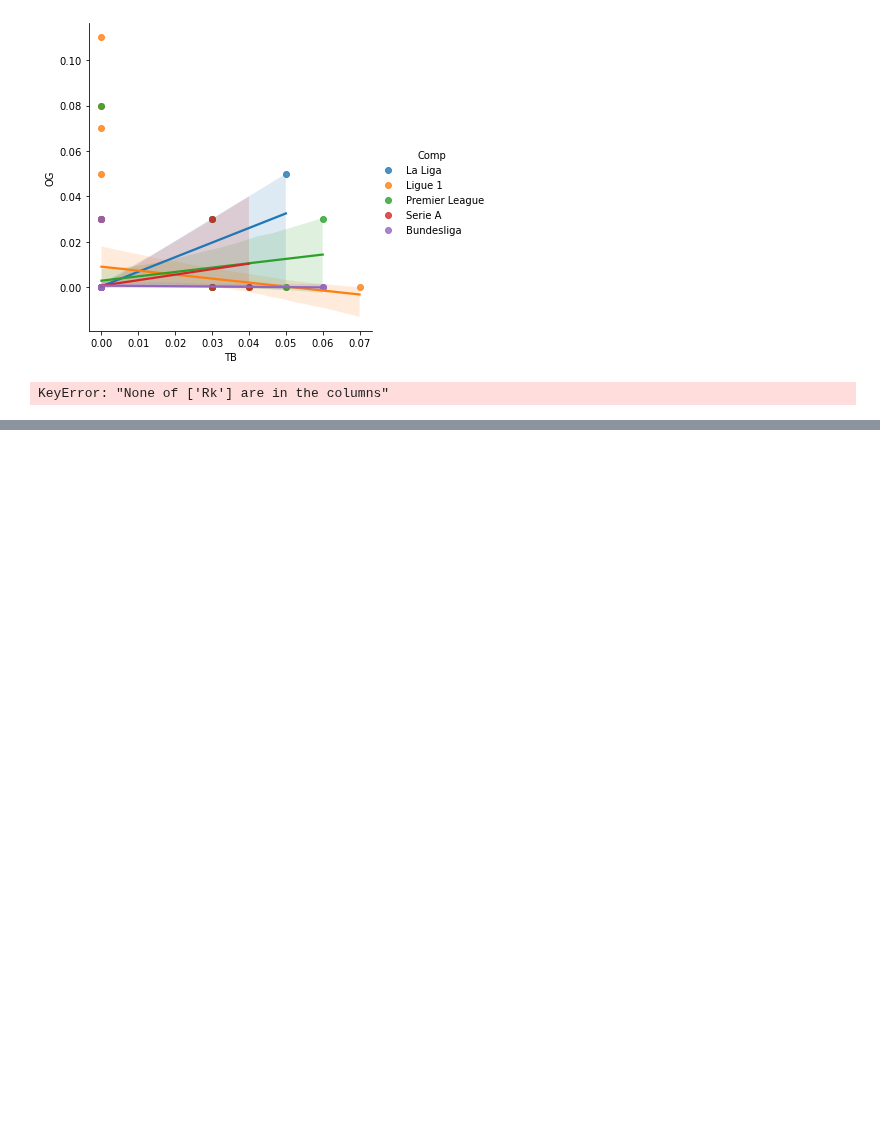
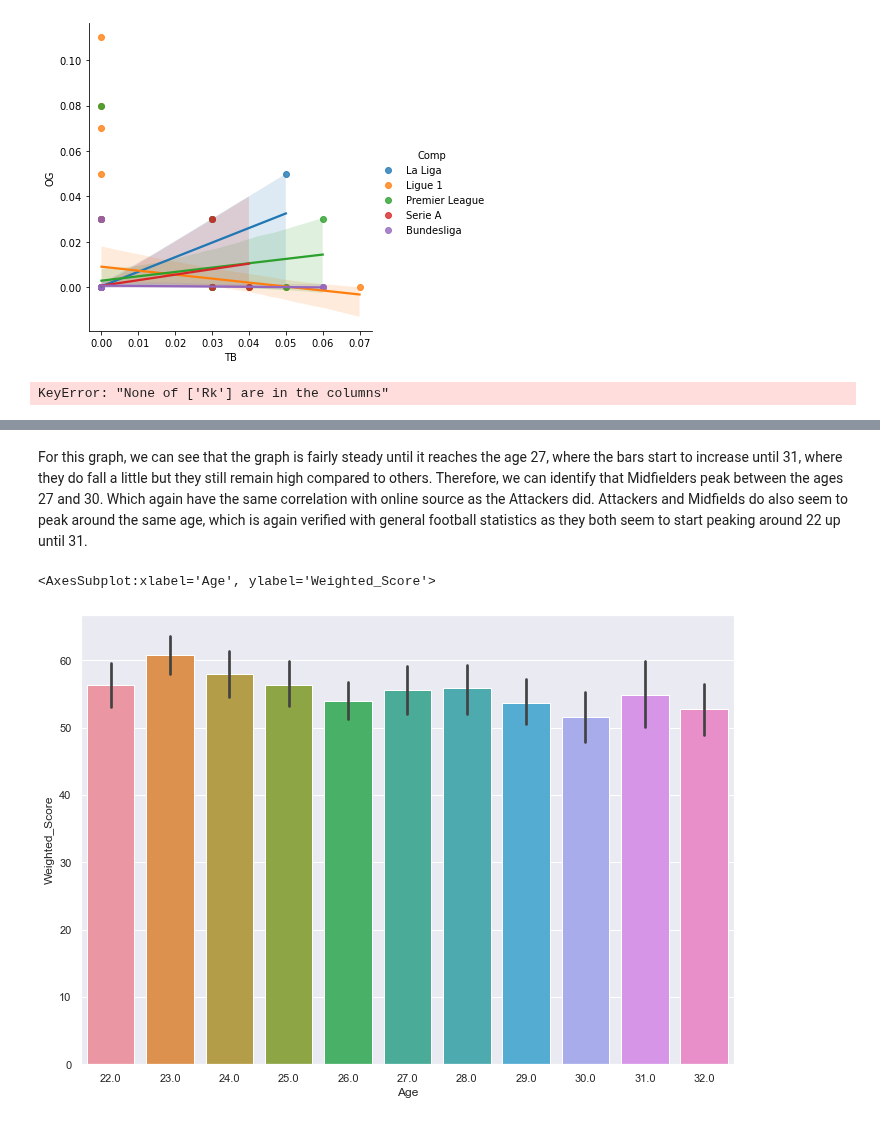
Before and after one commit to ubco-W2022T1-cosc301/project-group-25, a Jupyter notebook: notebooks/analysis3.ipynb, the cells around one changed output, grey strips where cells are left out. Saved outputs shown, nothing was run; the diff lists cells and outputs as text; code cells hidden in the pictures; blank space fills up the shorter version.

```diff
--- a/notebooks/analysis3.ipynb
+++ b/notebooks/analysis3.ipynb
@@ -266,0 +313,7 @@ df.to_csv("../data/processed/processed_3.csv")
+# %% [markdown]
+For this graph, we can see that the graph is fairly steady until it reaches the age 27, where the bars start to increase until 31, where they do fall a little but they still remain high compared to others. Therefore, we can identify that Midfielders peak between the ages 27 and 30. Which again have the same correlation with online source as the Attackers did. Attackers and Midfields do also seem to peak around the same age, which is again verified with general football statistics as they both seem to start peaking around 22 up until 31.
+# %%
+sns.barplot(data = Def, x = "Age", y = "Weighted_Score")
+# %% [output]
+<AxesSubplot:xlabel='Age', ylabel='Weighted_Score'>
+[figure, added]
```
Also changed, not shown: parts of 18 cells of this notebook, 3 other files.
